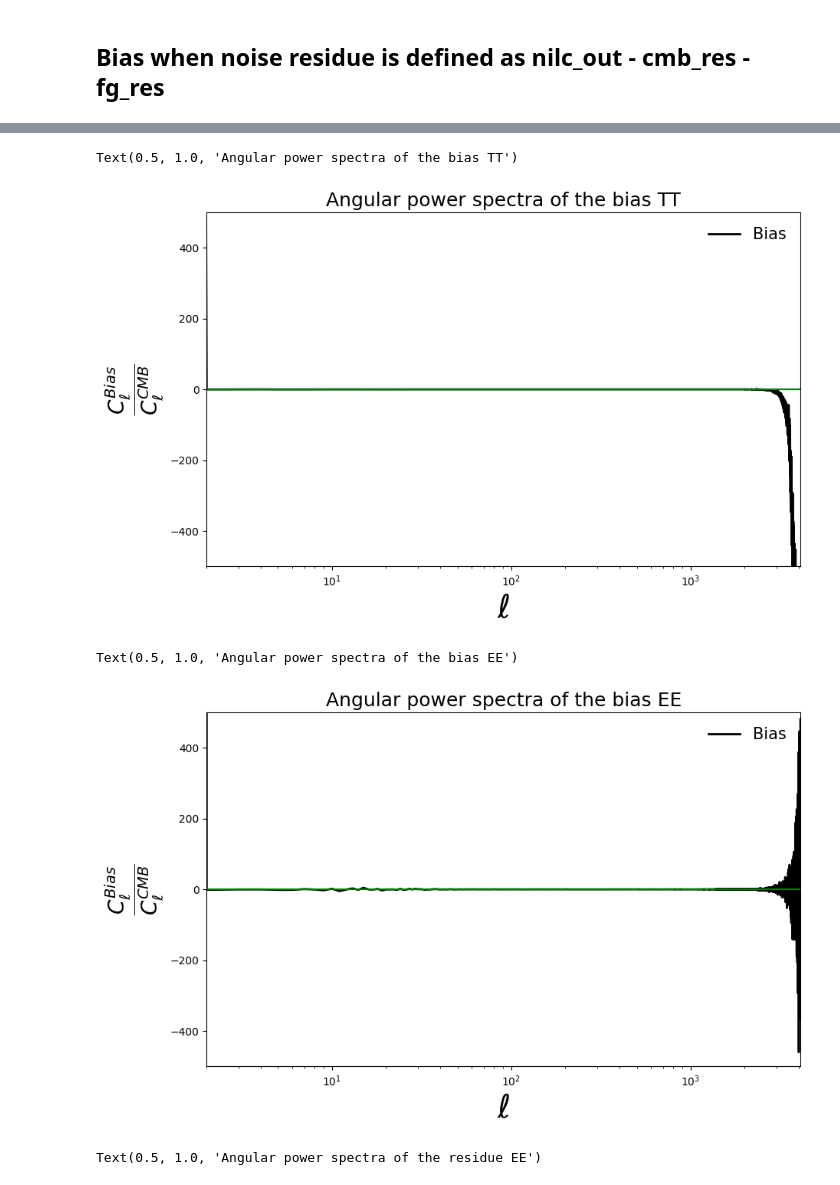
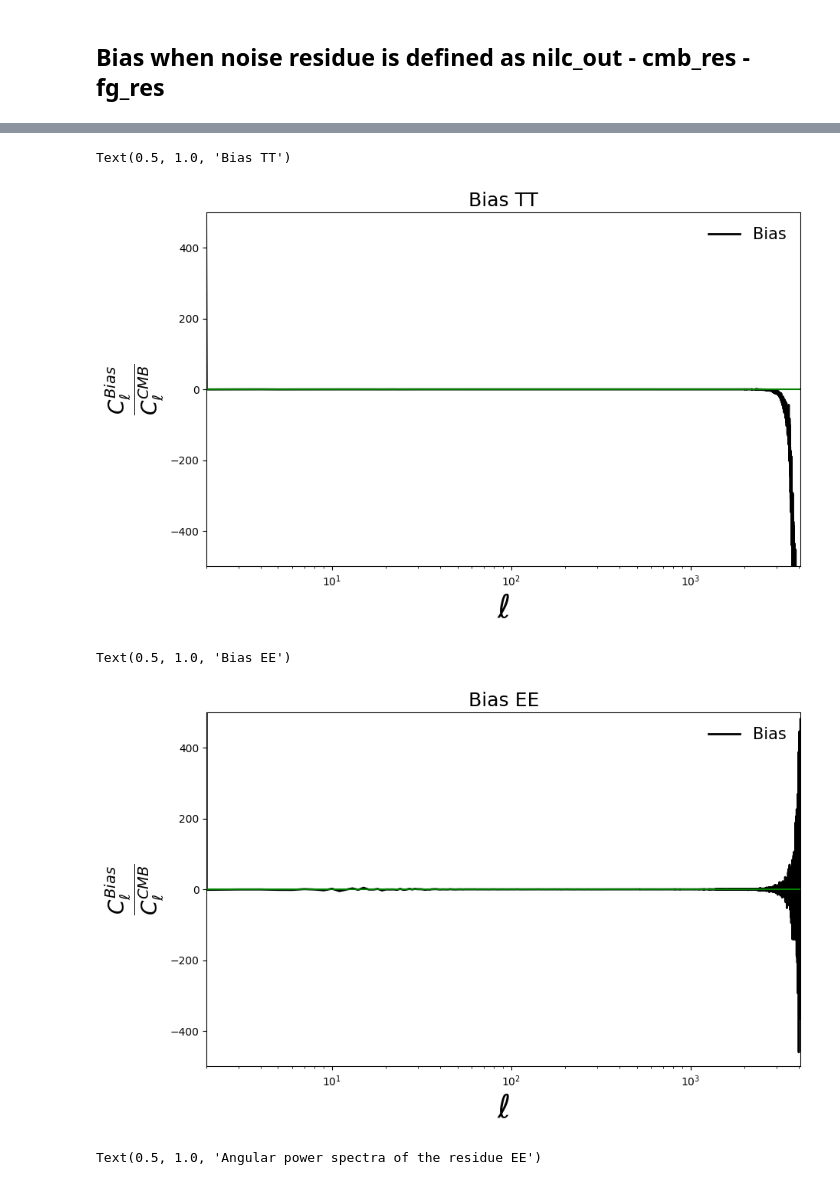
Before and after one commit to sijil-jose/broom, a Jupyter notebook: tutorials/Broom_npipe_2048.ipynb, the cells around one changed output, grey strips where cells are left out. Drawn from its saved outputs; the diff is of its cells as text; code cells hidden in the pictures.

```diff
--- a/tutorials/Broom_npipe_2048.ipynb
+++ b/tutorials/Broom_npipe_2048.ipynb
@@ -345,18 +345,18 @@ Text(0.5, 1.0, 'Angular power spectra of the bias BB ')
 # %%
 plt.figure(figsize=(10,6))
 plt.plot(ell,cl_bias_2[0]/cl_cmb[0],color='k',label='Bias',linewidth=2.)
 plt.hlines(0,2,lmax, color = "green")
 plt.legend(frameon=False,fontsize=15)
 #plt.loglog()
 plt.xlim(2,lmax)
 plt.ylim(-500,500)
 plt.xscale('log')
 plt.xlabel("$\ell$", fontsize=30)
 plt.ylabel("$\dfrac{C_{\ell}^{Bias}}{C_{\ell}^{CMB}}$", fontsize=20)
-plt.title("Angular power spectra of the bias TT",fontsize=18.)
+plt.title("Bias TT",fontsize=18.)
 # %% [output]
-Text(0.5, 1.0, 'Angular power spectra of the bias TT')
+Text(0.5, 1.0, 'Bias TT')
-[figure, old version]
+[figure, new version]
 # %%
 plt.figure(figsize=(10,6))
 plt.plot(ell,cl_bias_2[1]/cl_cmb[1],color='k',label='Bias',linewidth=2.)
@@ -368,10 +368,10 @@ plt.ylim(-500,500)
 plt.xscale('log')
 plt.xlabel("$\ell$", fontsize=30)
 plt.ylabel("$\dfrac{C_{\ell}^{Bias}}{C_{\ell}^{CMB}}$", fontsize=20)
-plt.title("Angular power spectra of the bias EE",fontsize=18.)
+plt.title("Bias EE",fontsize=18.)
 # %% [output]
-Text(0.5, 1.0, 'Angular power spectra of the bias EE')
+Text(0.5, 1.0, 'Bias EE')
-[figure, old version]
+[figure, new version]
 # %%
 ### Comparing noise residue estimate and noise residue
 # %%
```
Also changed, not shown: parts of 7 cells of this notebook.
